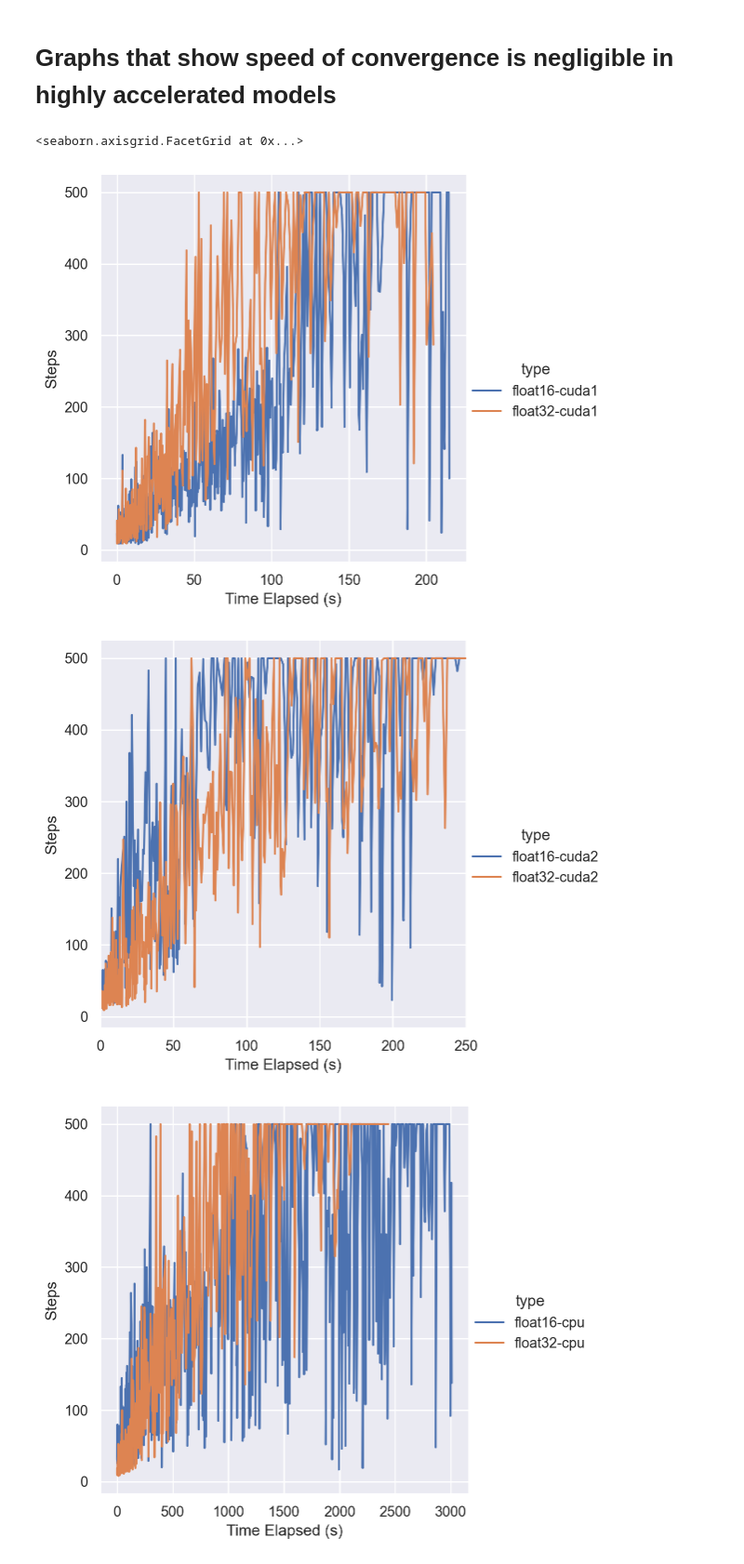
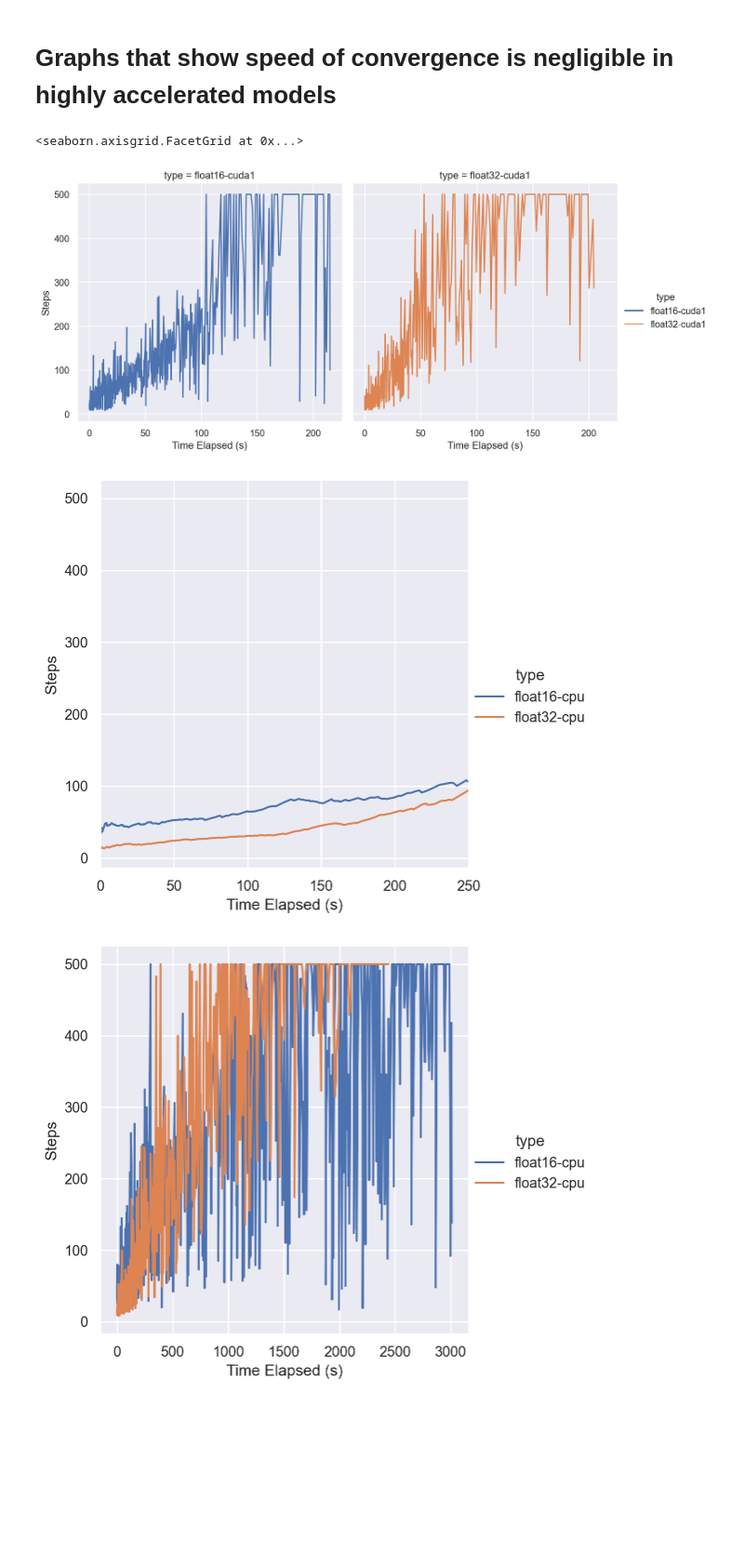
Before and after one commit to b0kch01/QuantizeRL, a Jupyter notebook: cart_pole/visualization.ipynb, the cells around one changed output. Shown at 93% size. Cells and saved outputs as stored; diff of their text form; code cells hidden in the pictures; blank space fills up the shorter version.

```diff
--- a/cart_pole/visualization.ipynb
+++ b/cart_pole/visualization.ipynb
@@ -16,8 +16,10 @@ def gather_data(paths: list[str]):
         df = pd.read_csv("logs/" + id + "/data.csv", index_col=False)
         df.rename(columns={df.columns[0]: "epoch"}, inplace=True)
         df["type"] = id
-        exponential_smoothing(df, "time", "steps", 0.001)
-        exponential_smoothing(df, "epoch", "steps", 0.001)
+        df["dtype"] = id.split("-")[0]
+        df["architecture"] = id.split("-")[1]
+        exponential_smoothing(df, "time", "steps", 0.00001)
+        exponential_smoothing(df, "epoch", "steps", 0.00001)
         data = pd.concat([data, df])
 
     return data
@@ -48,18 +50,19 @@ def exponential_smoothing(df, x_col, y_col, smoothingParam):
 # %%
 data = gather_data(["float16-cuda1", "float32-cuda1"])
 sns.relplot(
     data=data,
     kind="line",
-    x="time", y="smoothed_time_steps",
+    x="time", y="steps",
+    col="type",
     hue="type",
     aspect=5/5
 )\
     .set_axis_labels("Time Elapsed (s)", "Steps")
 # %% [output]
 <seaborn.axisgrid.FacetGrid at 0x...>
-[figure, old version]
+[figure, new version]
 # %%
-data = gather_data(["float16-cuda2", "float32-cuda2"])
+data = gather_data(["float16-cpu", "float32-cpu"])
 sns.relplot(
     data=data,
     kind="line",
@@ -71,7 +74,7 @@ sns.relplot(
 plt.xlim(0, 250)
 plt.show()
 # %% [output]
-[figure, old version]
+[figure, new version]
 # %%
 data = gather_data(["float16-cpu", "float32-cpu"])
 plot = sns.relplot(
```
Also changed, not shown: parts of 4 cells of this notebook, 2 other files.
